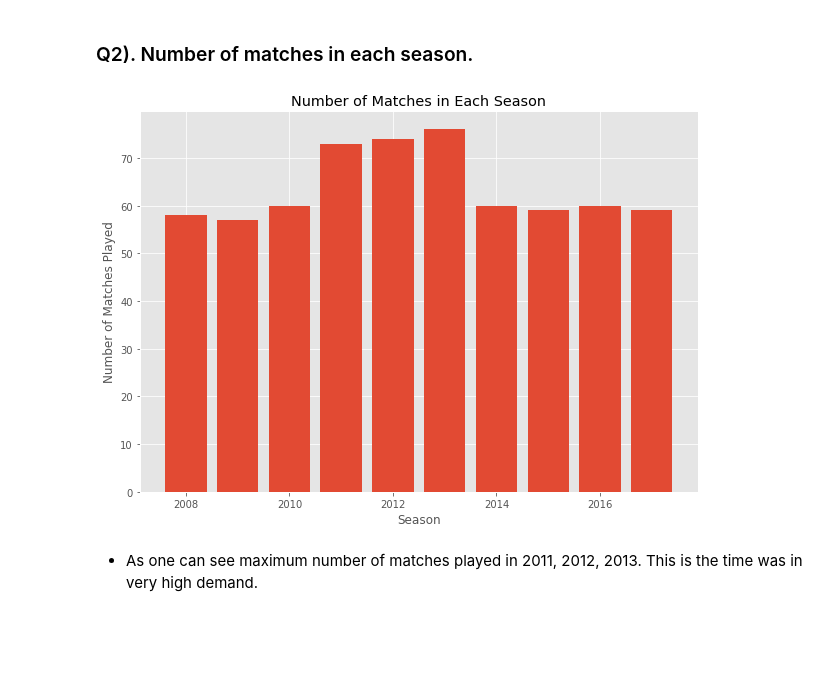
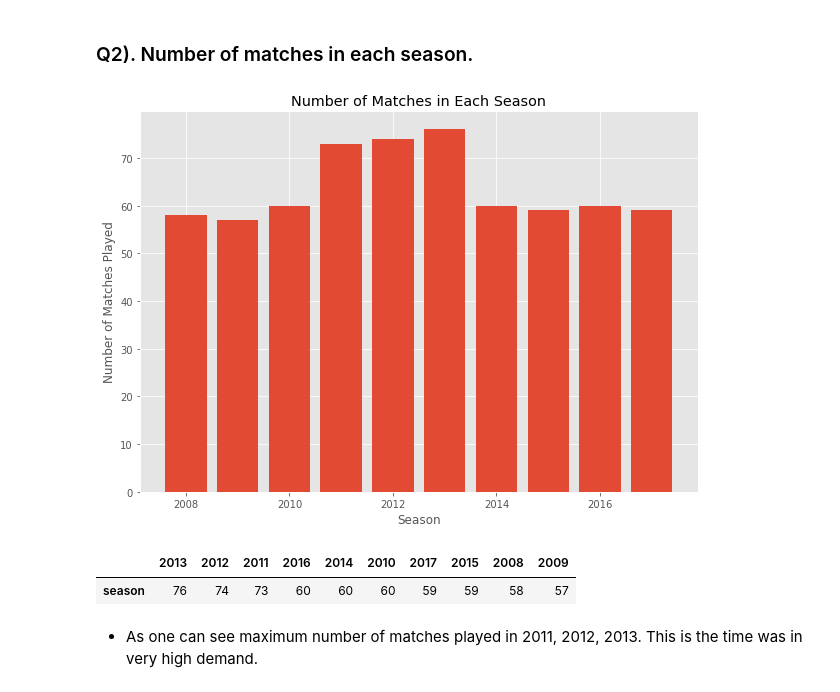
Before and after one commit to rahul-72/IPL_Dataset_Analysis, a Jupyter notebook: ipl.ipynb, the cells around one changed output. Saved outputs shown, nothing was run; the diff lists cells and outputs as text; code cells hidden in the pictures; blank space fills up the shorter version.

```diff
--- a/ipl.ipynb
+++ b/ipl.ipynb
@@ -55,13 +64,17 @@ The number of seasons played so far are:-        10
 # %%
 season = df_matches['season'].value_counts()
 plt.figure(figsize=(10,7))
 plt.bar(x=season.index, height=season.values)
 plt.title('Number of Matches in Each Season')
 plt.xlabel('Season')
 plt.ylabel('Number of Matches Played')
 plt.show()
+season = pd.DataFrame(season)
+season.T
 # %% [output]
 [figure]
+|  | 2013 | 2012 | 2011 | 2016 | 2014 | 2010 | 2017 | 2015 | 2008 | 2009 |
+| season | 76 | 74 | 73 | 60 | 60 | 60 | 59 | 59 | 58 | 57 |
 # %% [markdown]
 * As one can see maximum number of matches played in 2011, 2012, 2013. This is the time was in very high demand.
 # %% [markdown]
```
Also changed, not shown: parts of 18 cells of this notebook.
